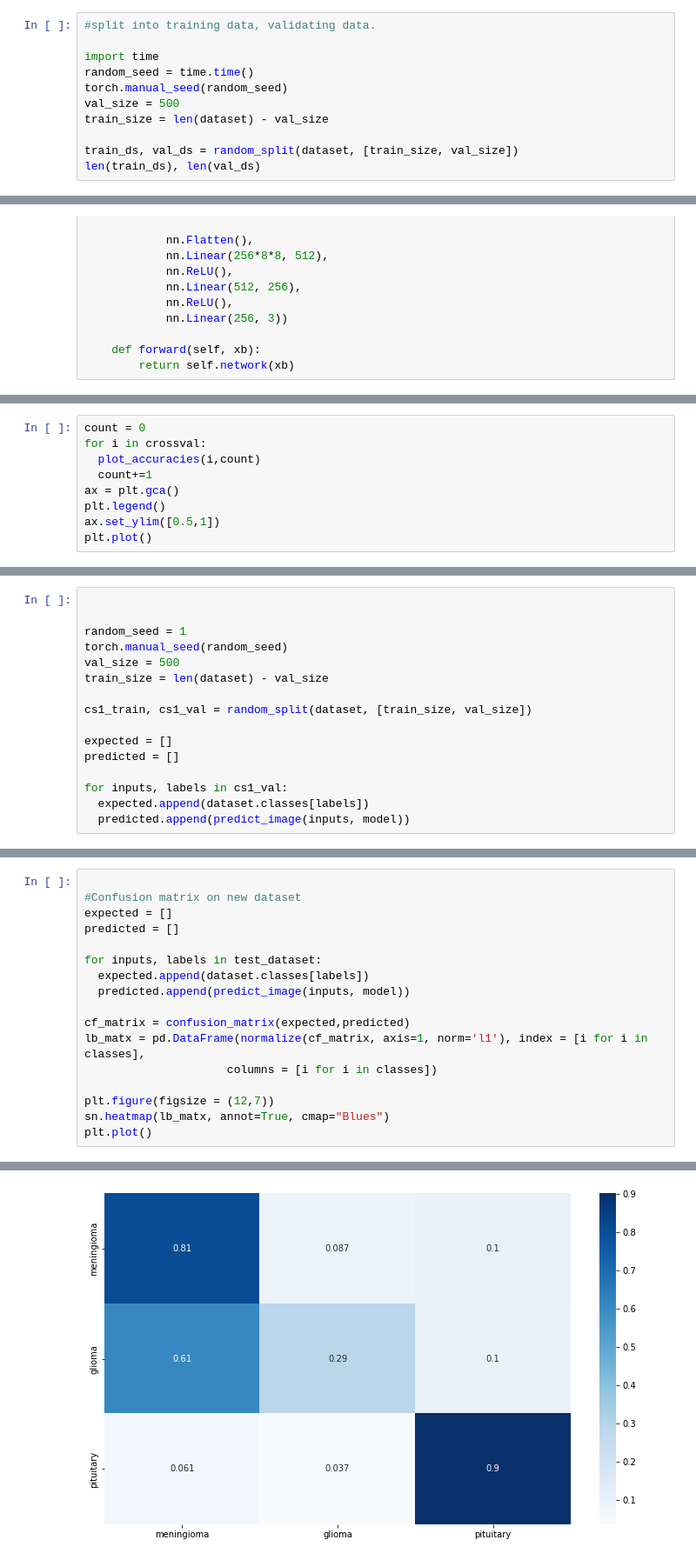
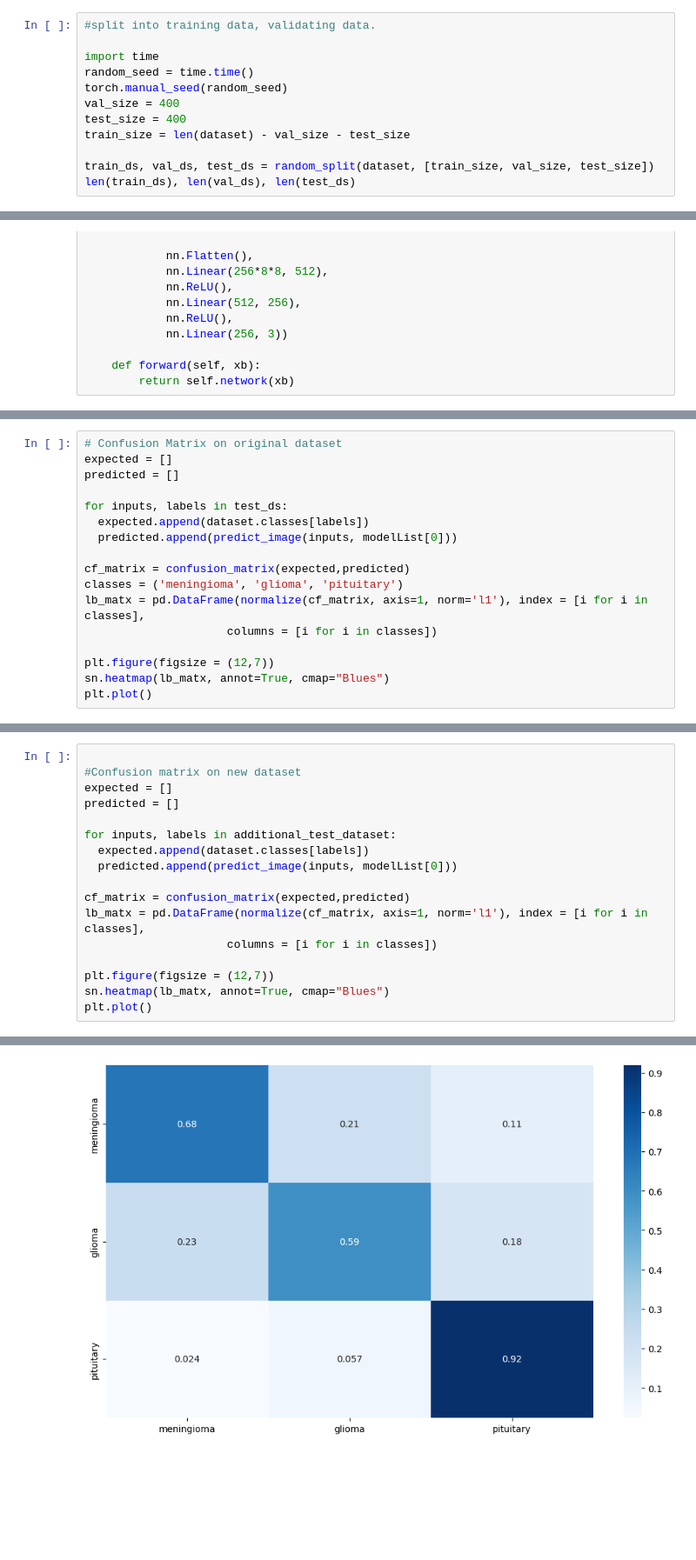
Before and after one commit to tianyulll/machineLearning, a Jupyter notebook: cancerCNNClassifier.ipynb, the cells around one changed output, grey strips where cells are left out. Shown at 87% size. Cells and saved outputs as stored; diff of their text form; blank space fills up the shorter version.

```diff
--- a/cancerCNNClassifier.ipynb
+++ b/cancerCNNClassifier.ipynb
@@ -57,9 +63,10 @@ def show_example(img, label):
 import time
 random_seed = time.time()
 torch.manual_seed(random_seed)
-val_size = 500
-train_size = len(dataset) - val_size
+val_size = 400
+test_size = 400
+train_size = len(dataset) - val_size - test_size
 
-train_ds, val_ds = random_split(dataset, [train_size, val_size])
-len(train_ds), len(val_ds)
+train_ds, val_ds, test_ds = random_split(dataset, [train_size, val_size, test_size])
+len(train_ds), len(val_ds), len(test_ds)
 # %% [output]
@@ -286,9 +408,0 @@ Epoch [8], train_loss: 0.1274, val_loss: 0.2446, val_acc: 0.8766
-# %%
-count = 0
-for i in crossval:
-  plot_accuracies(i,count)
-  count+=1
-ax = plt.gca()
-plt.legend()
-ax.set_ylim([0.5,1])
-plt.plot()
@@ -363,16 +468,17 @@ result
 # %%
-
-
-random_seed = 1
-torch.manual_seed(random_seed)
-val_size = 500
-train_size = len(dataset) - val_size
-
-cs1_train, cs1_val = random_split(dataset, [train_size, val_size])
-
+# Confusion Matrix on original dataset
 expected = []
 predicted = []
 
-for inputs, labels in cs1_val:
+for inputs, labels in test_ds:
   expected.append(dataset.classes[labels])
-  predicted.append(predict_image(inputs, model))
+  predicted.append(predict_image(inputs, modelList[0]))
+
+cf_matrix = confusion_matrix(expected,predicted)
+classes = ('meningioma', 'glioma', 'pituitary')
+lb_matx = pd.DataFrame(normalize(cf_matrix, axis=1, norm='l1'), index = [i for i in classes],
+                     columns = [i for i in classes])
+
+plt.figure(figsize = (12,7))
+sn.heatmap(lb_matx, annot=True, cmap="Blues")
+plt.plot()
@@ -396,20 +494,20 @@ plt.plot()
 # %%
 
 #Confusion matrix on new dataset
 expected = []
 predicted = []
 
-for inputs, labels in test_dataset:
+for inputs, labels in additional_test_dataset:
   expected.append(dataset.classes[labels])
-  predicted.append(predict_image(inputs, model))
+  predicted.append(predict_image(inputs, modelList[0]))
 
 cf_matrix = confusion_matrix(expected,predicted)
 lb_matx = pd.DataFrame(normalize(cf_matrix, axis=1, norm='l1'), index = [i for i in classes],
                      columns = [i for i in classes])
 
 plt.figure(figsize = (12,7))
 sn.heatmap(lb_matx, annot=True, cmap="Blues")
 plt.plot()
 # %% [output]
 []
-[figure, old version]
+[figure, new version]
```
Also changed, not shown: parts of 41 cells of this notebook, 1 other file.
